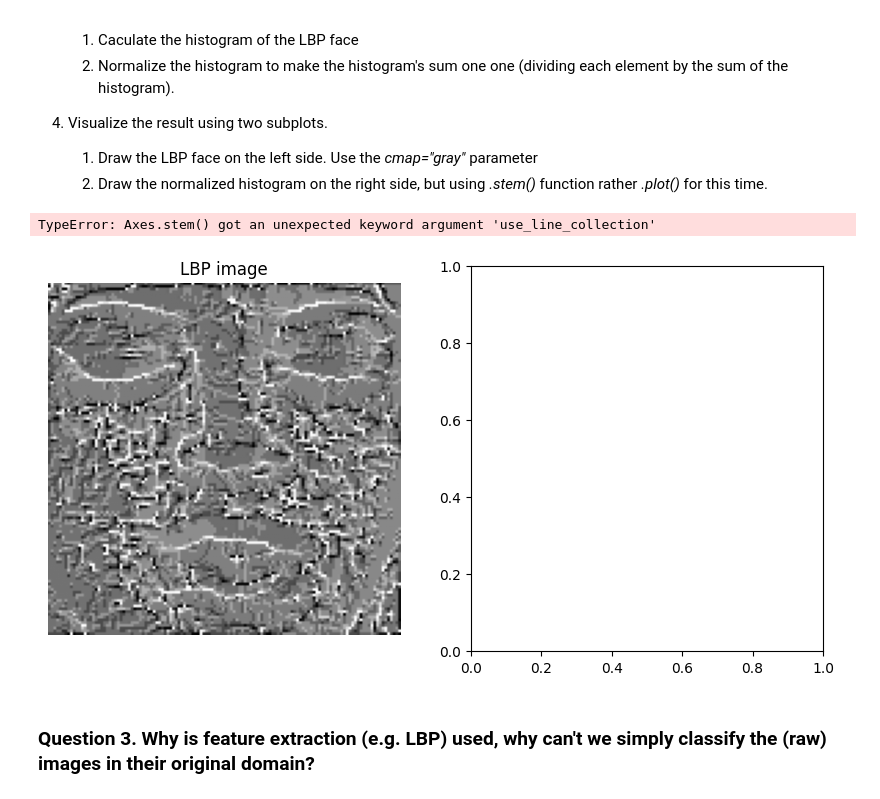
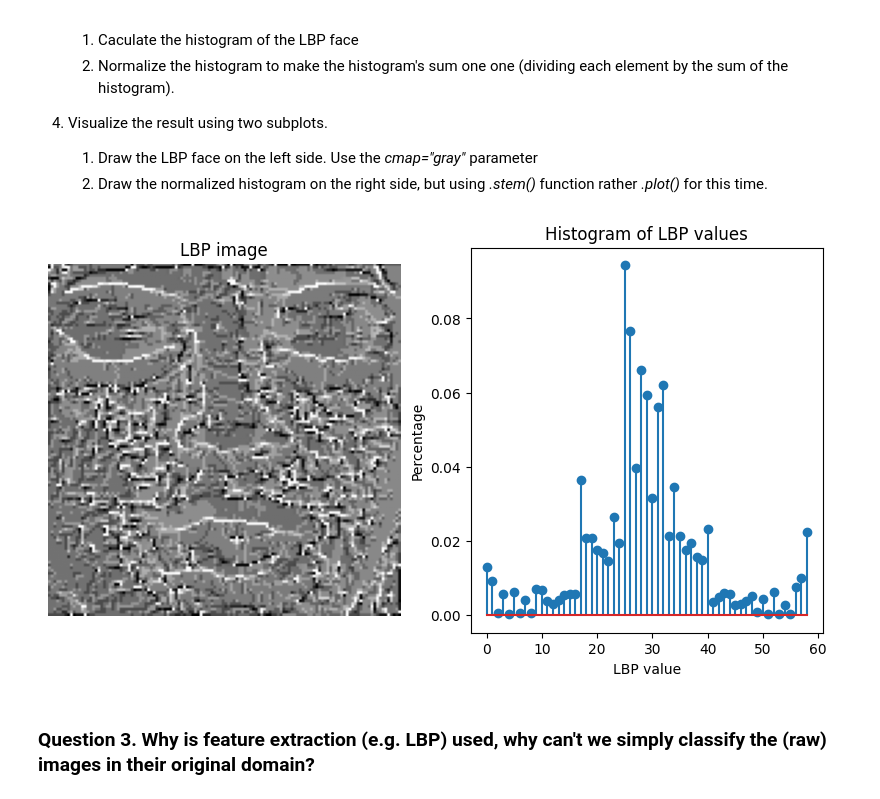
Before and after one commit to darisdzakwanhoesien2/oulu_courses, a Jupyter notebook: Affective Computing 2025/exercise 2/exercise2.ipynb, the cells around one changed output. Cells and saved outputs as stored; diff of their text form; code cells hidden in the pictures.

```diff
--- a/Affective Computing 2025/exercise 2/exercise2.ipynb
+++ b/Affective Computing 2025/exercise 2/exercise2.ipynb
@@ -253,36 +253,35 @@ Here you will use the [`skimage.feature.local_binary_pattern()`](http://scikit-i
 # %%
 from skimage.feature import local_binary_pattern
 
 # 1. Define the parameters to extract LBP features in (8, 1) neighborhood:
 #    1.1 Set the number of neighbour P = 8
 P = 8
 #    1.2 Set the radius if circir R = 1.0
 R = 1.0
 #    2.3 Set the method as "nri_uniform"
 METHOD = 'nri_uniform'
 
 # 2. Extract the LBP face using local_binary_pattern() with the defined parameters
 lbp_face = local_binary_pattern(cropped_example_face, P, R, method=METHOD)
 
 # 3. Calculate the histogram of the LBP face (58 bins). Normalize the histogram's sum to one
 n_bins = int(lbp_face.max() + 1)
 hist, _ = np.histogram(lbp_face, density=True, bins=n_bins, range=(0, n_bins))
 hist = hist / hist.sum() # Normalize to sum one
 
 # 4. Visualize your result.
 fig, (ax_img, ax_hist) = plt.subplots(nrows=1, ncols=2, figsize=(10, 5))
 plt.gray()
 ax_img.imshow(lbp_face)
 ax_img.set_title('LBP image')
 ax_img.axis('off')
-ax_hist.stem(hist, use_line_collection=True)
+ax_hist.stem(hist)
 ax_hist.set_title('Histogram of LBP values')
 ax_hist.set_ylabel('Percentage')
 ax_hist.set_xlabel('LBP value')
 plt.show()
 # %% [output]
-TypeError: Axes.stem() got an unexpected keyword argument 'use_line_collection'
-[figure, old version]
+[figure, new version]
 # %% [markdown]
 ### Question 3. Why is feature extraction (e.g. LBP) used, why can't we simply classify the (raw) images in their original domain?
 # %% [markdown]
```
Also changed, not shown: 1 other file.
